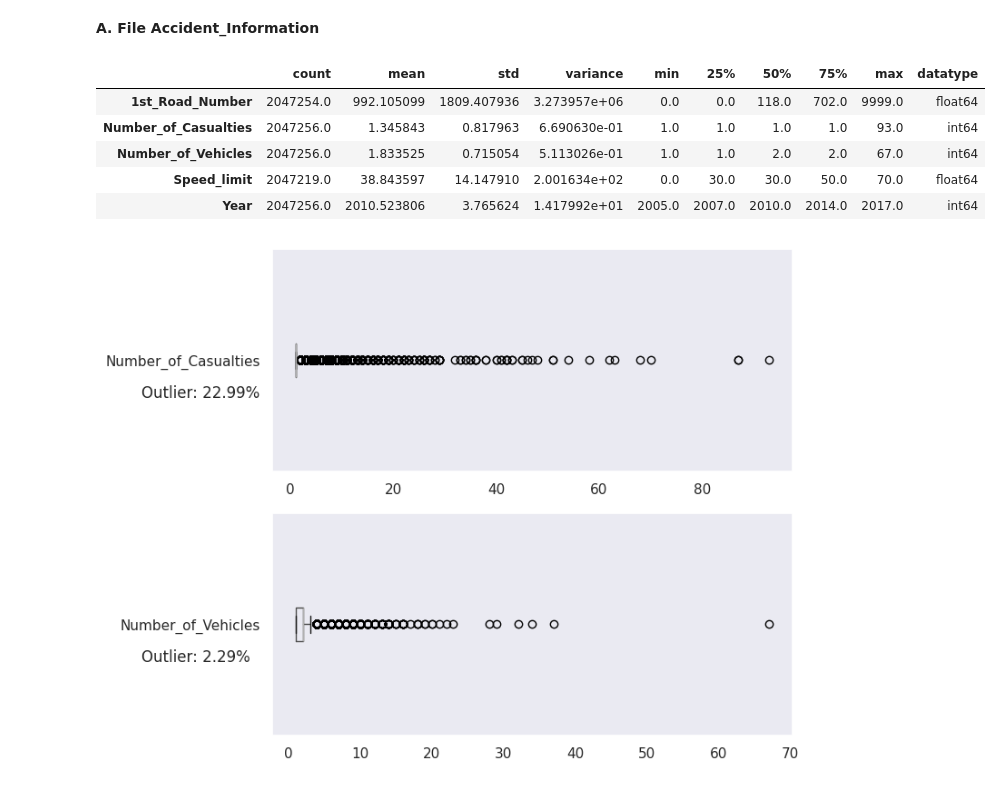
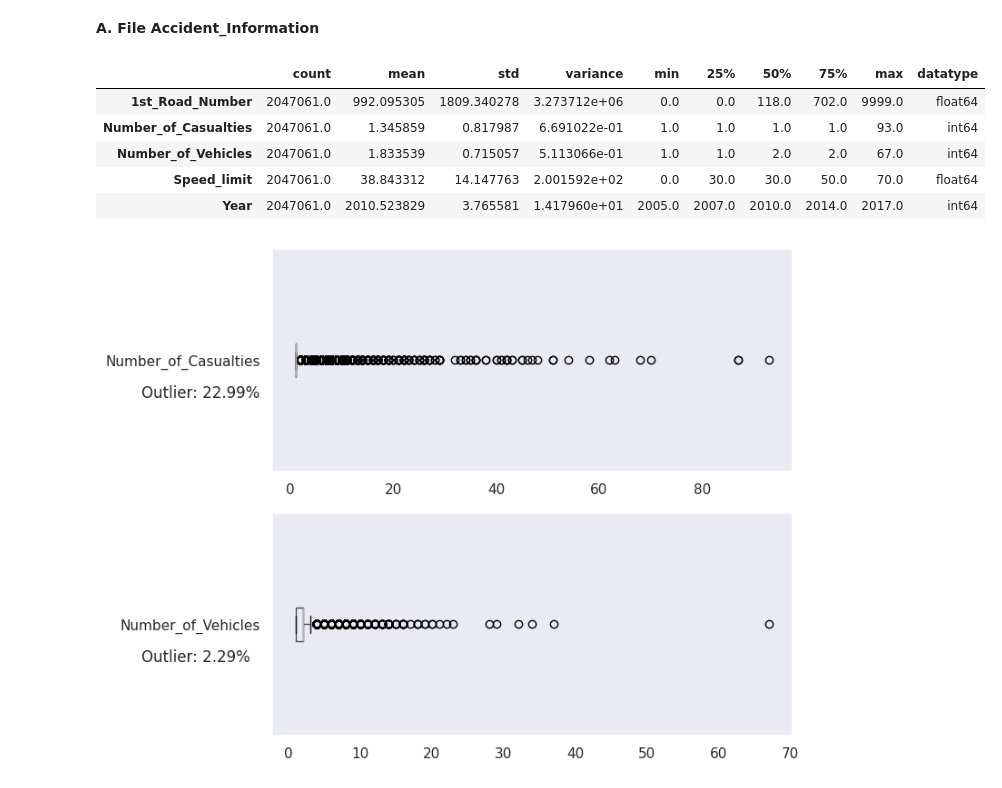
Before and after one commit to mihhwiNick/DA_project, a Jupyter notebook: UK_Road_Traffic_Accident_DA.ipynb, the cells around one changed output. Cells and saved outputs as stored; diff of their text form; code cells hidden in the pictures.

```diff
--- a/UK_Road_Traffic_Accident_DA.ipynb
+++ b/UK_Road_Traffic_Accident_DA.ipynb
@@ -492,8 +492,8 @@ display(description_object[['count', 'unique', 'top', 'freq', 'most_frequent_cou
 ##**4. Tiền xử lí dữ liệu (Data Preprocessing)**
 # %%
 # Tạo bản sao để thử nghiệm
-accidents_draft = Accident.copy()
-vehicle_draft = Vehicle.copy()
+accidents_clean = Accident.copy()
+vehicle_clean = Vehicle.copy()
 # %% [markdown]
 ### **Bước 1. Loại bỏ cột dư thừa**
 # %% [markdown]
@@ -503,7 +503,7 @@ column_to_drops = ['2nd_Road_Class','2nd_Road_Number','Did_Police_Officer_Attend
                    'Latitude', 'Longitude','Location_Easting_OSGR', 'Location_Northing_OSGR',
                    'LSOA_of_Accident_Location','Pedestrian_Crossing-Human_Control','InScotland',
                    'Pedestrian_Crossing-Physical_Facilities', 'Carriageway_Hazards','Special_Conditions_at_Site']
-accidents_draft = accidents_draft.drop(columns = column_to_drops)
+accidents_draft = accidents_clean.drop(columns = column_to_drops)
 print(f"Sau khi xóa: {accidents_draft.shape}")
 # %% [output]
 Sau khi xóa: (2047256, 21)
@@ -551,0 +600,25 @@ dtype: int64
+# %%
+missing_labels = [
+    "Data missing or out of range",
+    "Unknown"
+]
+categorical_cols = accidents_draft.select_dtypes(include=['object']).columns
+for col in categorical_cols:
+    if col == "Urban_or_Rural_Area":
+        accidents_draft[col] = accidents_draft[col].replace({
+            "Data missing or out of range": "Missing",
+            "Unknown": "Missing"
+        })
+    else:
+        accidents_draft[col] = accidents_draft[col].replace(missing_labels, "Missing")
+
+for col in categorical_cols:
+    missing_rate = (accidents_draft[col] == "Missing").mean()
+
+    if missing_rate < 0.05:
+        # Impute mode
+        mode_val = accidents_draft[col].mode()[0]
+        accidents_draft[col] = accidents_draft[col].replace("Missing", mode_val)
+        print(f"[IMPUTE] {col}: {missing_rate:.2%} → replaced Missing with mode = {mode_val}")
+    else:
+        print(f"[KEEP] {col}: {missing_rate:.2%} → kept as separate 'Missing' category")
@@ -777,23 +795,23 @@ X1st_Point_of_Impact      Data missing or out of range              2,771   0.12
 # %% [markdown]
 **A. File Accident_Information**
 # %%
-# Lọc các cột số sau khi xóa cột
-numeric_accident = accidents_draft1.select_dtypes(include=['number'])
+# Lọc các cột số
+numeric_accident = accidents_draft.select_dtypes(include=['number'])
 description_accident = numeric_accident.describe().T
 
 # Thêm variance (phương sai)
 description_accident['variance'] = numeric_accident.var()
 description_accident['datatype'] = numeric_accident.dtypes
 
 # Hiển thị kết quả
 display(description_accident[['count', 'mean', 'std', 'variance', 'min', '25%', '50%', '75%', 'max', 'datatype']])
 # %% [output]
 |  | count | mean | std | variance | min | 25% | 50% | 75% | max | datatype |
-| 1st_Road_Number | 2047254.0 | 992.105099 | 1809.407936 | 3.273957e+06 | 0.0 | 0.0 | 118.0 | 702.0 | 9999.0 | float64 |
-| Number_of_Casualties | 2047256.0 | 1.345843 | 0.817963 | 6.690630e-01 | 1.0 | 1.0 | 1.0 | 1.0 | 93.0 | int64 |
-| Number_of_Vehicles | 2047256.0 | 1.833525 | 0.715054 | 5.113026e-01 | 1.0 | 1.0 | 2.0 | 2.0 | 67.0 | int64 |
-| Speed_limit | 2047219.0 | 38.843597 | 14.147910 | 2.001634e+02 | 0.0 | 30.0 | 30.0 | 50.0 | 70.0 | float64 |
-| Year | 2047256.0 | 2010.523806 | 3.765624 | 1.417992e+01 | 2005.0 | 2007.0 | 2010.0 | 2014.0 | 2017.0 | int64 |
+| 1st_Road_Number | 2047061.0 | 992.095305 | 1809.340278 | 3.273712e+06 | 0.0 | 0.0 | 118.0 | 702.0 | 9999.0 | float64 |
+| Number_of_Casualties | 2047061.0 | 1.345859 | 0.817987 | 6.691022e-01 | 1.0 | 1.0 | 1.0 | 1.0 | 93.0 | int64 |
+| Number_of_Vehicles | 2047061.0 | 1.833539 | 0.715057 | 5.113066e-01 | 1.0 | 1.0 | 2.0 | 2.0 | 67.0 | int64 |
+| Speed_limit | 2047061.0 | 38.843312 | 14.147763 | 2.001592e+02 | 0.0 | 30.0 | 30.0 | 50.0 | 70.0 | float64 |
+| Year | 2047061.0 | 2010.523829 | 3.765581 | 1.417960e+01 | 2005.0 | 2007.0 | 2010.0 | 2014.0 | 2017.0 | int64 |
 # %%
 num_cols = ['Number_of_Casualties', 'Number_of_Vehicles']
 sns.set(style='darkgrid')
```
Also changed, not shown: parts of 25 cells of this notebook.
